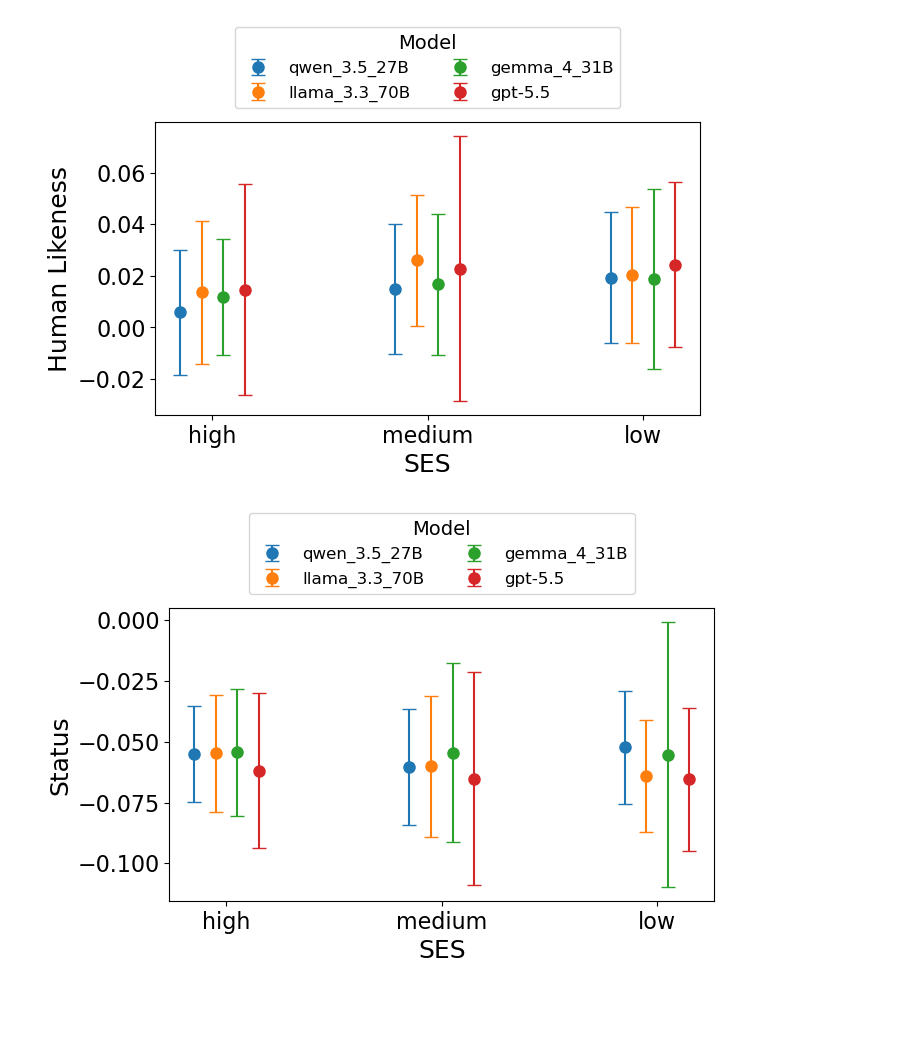
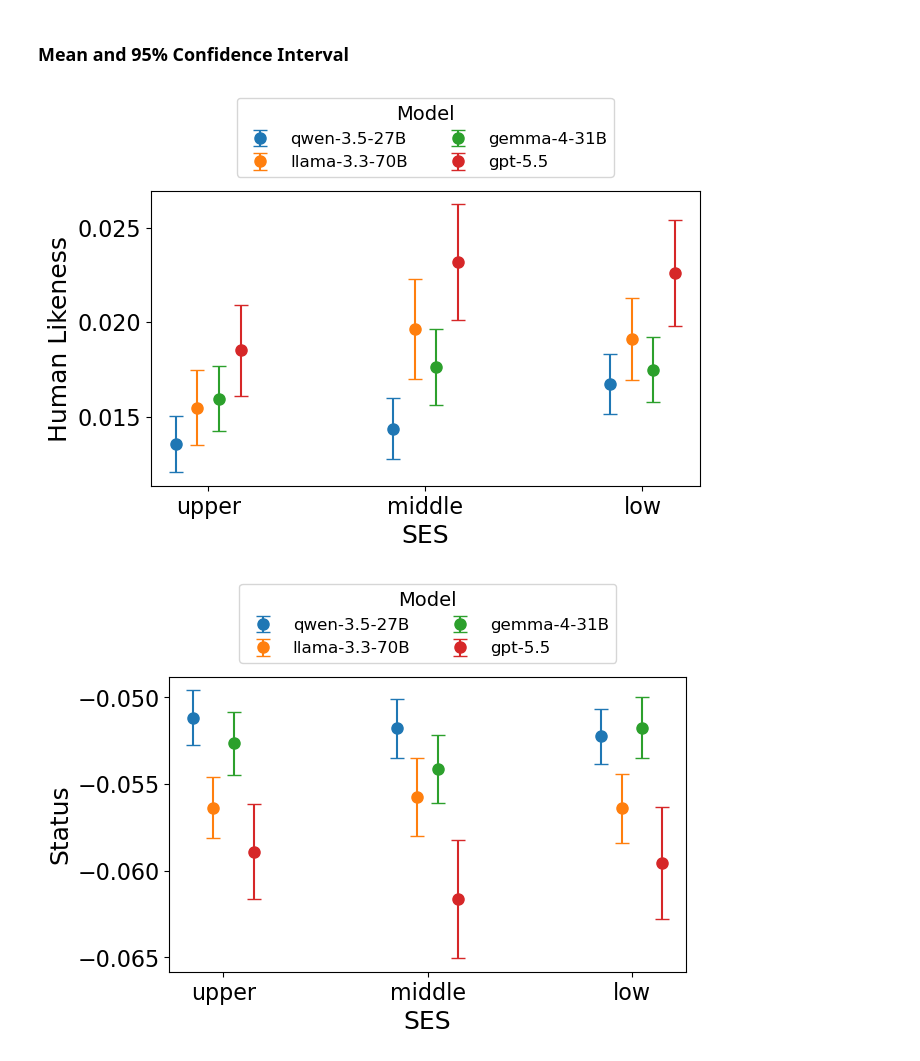
Before and after one commit to elisabassignana/seal, a Jupyter notebook: evaluation/human_likeness/human_likeness.ipynb, the cells around one changed output. Saved outputs shown, nothing was run; the diff lists cells and outputs as text; code cells hidden in the pictures; blank space fills up the shorter version.

```diff
--- a/evaluation/human_likeness/human_likeness.ipynb
+++ b/evaluation/human_likeness/human_likeness.ipynb
@@ -1,8 +1,9 @@
 # %%
 import pandas as pd
+import numpy as np
 
 # llama-3.3-70B.csv
-MODEL_IDS = ["qwen-3.5-27B", "llama-3.3-70B", "gemma-4-31B"]#, "gpt-5.5"]
+MODEL_IDS = ["qwen-3.5-27B", "llama-3.3-70B", "gemma-4-31B", "gpt-5.5"]
 MEASURES = [("humt", "Human Likeness"), ("sociot_status", "Status"), ("sociot_social_distance", "Social Distance"), ("sociot_gender", "Gender"), ("sociot_warmth", "Warmth")]
 # %%
 # merge results
@@ -29,22 +94,14 @@ for model_id in MODEL_IDS:
 
 # print mean per ses category
 
-for model_id, df in merged.items():
+for model_id, df in res.items():
     print(model_id)
 
-    # groups users  according to ses
-    df["ses_bucket"] = pd.cut(
-        df["ses"],
-        bins=[0, 3, 7, 10],
-        labels=["low", "medium", "high"],
-        include_lowest=True
-    )
-
-    # Print means for each SES bucket
+    # Print means for each social class
     for measure,_ in MEASURES:
         print(f"\n{measure}")
-        col = f"{measure}_{model_id}_response"
-        print(df.groupby("ses_bucket", observed=True)[col].mean().round(3))
+        col = f"{measure}_responses_{model_id}" # sociot_status_responses_gemma-4-31B
+        print(df.groupby("social_class", observed=True)[col].mean().round(3))
 
     print()
 # %% [output]
@@ -165,3 +125,5 @@ for measure, m_name in MEASURES:
+# %% [markdown]
+### Mean and 95% Confidence Interval
 # %%
 import matplotlib.pyplot as plt
 import numpy as np
@@ -177,36 +139,34 @@ plt.rcParams.update({
     "legend.title_fontsize": 14
 })
 
-ses_order = ["high", "medium", "low"]
+
+ses_order = ["upper", "middle", "low"]
 
 for measure, m_name in MEASURES:
 
     plot_data = []
 
-    for model_id, df in merged.items():
+    for model_id, df in res.items():
 
         df = df.copy()
-        col = f"{measure}_{model_id}_response"
+        col = f"{measure}_responses_{model_id}"
 
-        df["ses_bucket"] = pd.cut(
-            df["ses"],
-            bins=[0, 3, 7, 10],
-            labels=["low", "medium", "high"],
-            include_lowest=True
+        stats = (
+            df.groupby("social_class", observed=True)[col]
+            .agg(["mean", "std", "count"])
+            .reindex(ses_order)
         )
 
-        stats = (
-            df.groupby("ses_bucket", observed=True)[col]
-            .agg(["mean", "std"])
-            .reindex(ses_order)
+        stats["ci95"] = (
+            1.96 * stats["std"] / np.sqrt(stats["count"])
         )
 
         for ses, row in stats.iterrows():
             plot_data.append({
                 "model": model_id,
-                "ses_bucket": ses,
+                "social_class": ses,
                 "mean": row["mean"],
-                "std": row["std"]
+                "ci95": row["ci95"]
             })
 
     plot_df = pd.DataFrame(plot_data)
@@ -219,49 +179,54 @@ for measure, m_name in MEASURES:
     dodge_width = 0.4 / len(models)
 
     for i, model in enumerate(models):
+
         model_df = plot_df[plot_df["model"] == model]
 
-        xpos = x + (i - len(models) / 2) * dodge_width + dodge_width / 2
+        xpos = (
+            x
+            + (i - len(models) / 2) * dodge_width
+            + dodge_width / 2
+        )
 
         values = [
             model_df.loc[
-                model_df["ses_bucket"] == ses, "mean"
+                model_df["social_class"] == ses, "mean"
             ].values[0]
             for ses in ses_order
         ]
 
         errors = [
             model_df.loc[
-                model_df["ses_bucket"] == ses, "std"
+                model_df["social_class"] == ses, "ci95"
             ].values[0]
             for ses in ses_order
         ]
 
         ax.errorbar(
             xpos,
             values,
             yerr=errors,
             fmt="o",
             markersize=8,
             capsize=5,
             label=model
         )
 
     ax.set_xticks(x)
     ax.set_xticklabels(ses_order)
 
     ax.set_xlabel("SES")
     ax.set_ylabel(m_name)
 
     ax.legend(
         title="Model",
         loc="lower center",
         bbox_to_anchor=(0.5, 1.02),
         ncol=2,
     )
 
     plt.tight_layout()
     plt.show()
 # %% [output]
-[figure, old version]
+[figure, new version]
-[figure, old version]
+[figure, new version]
```
Also changed, not shown: parts of 10 cells of this notebook, 4 other files.
